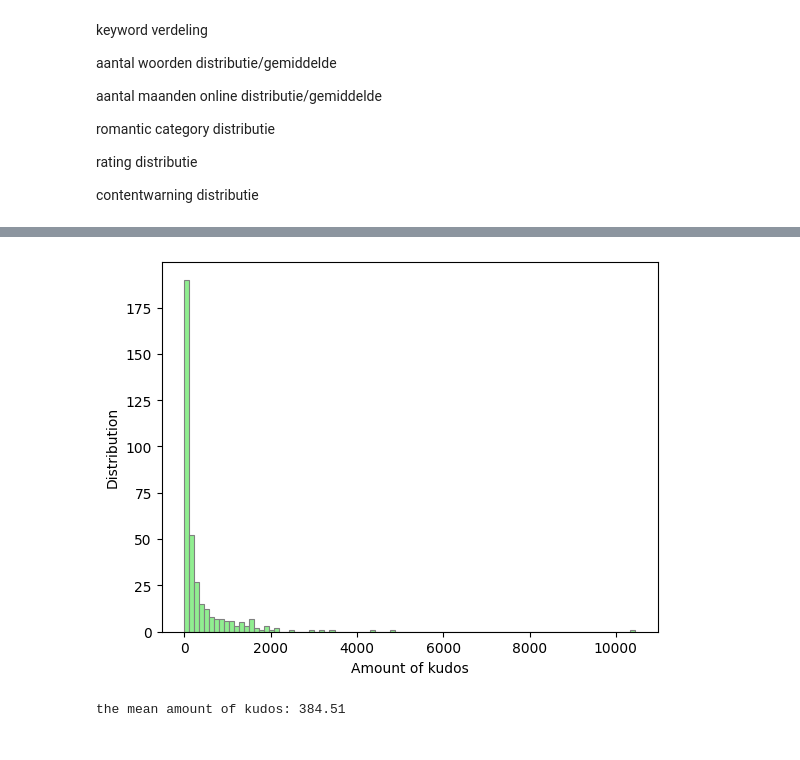
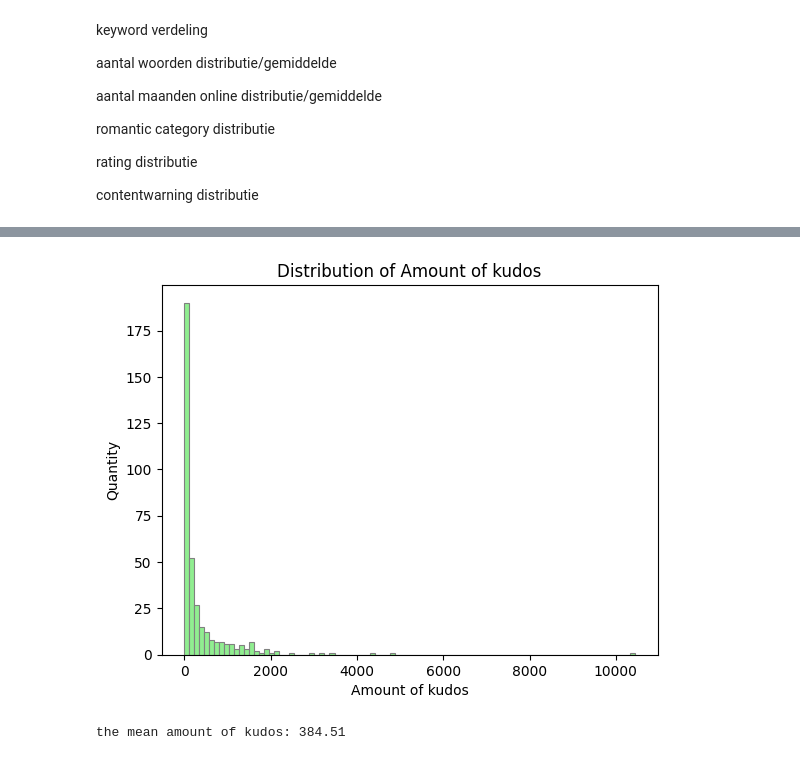
Before and after one commit to thijmenadam0/sem-web-final-project, a Jupyter notebook: Semantic_Web_Data_Visualization.ipynb, the cells around one changed output, grey strips where cells are left out. Saved outputs shown, nothing was run; the diff lists cells and outputs as text; code cells hidden in the pictures.

```diff
--- a/Semantic_Web_Data_Visualization.ipynb
+++ b/Semantic_Web_Data_Visualization.ipynb
@@ -151,20 +153,21 @@ the mean amount of words: 22520.96
 # %%
 array = df["kudos"].to_numpy()
 
 # Create the histogram with customized settings
 plt.hist(array, bins=90, color='lightgreen', edgecolor='grey', linewidth=0.8)
 
 # Customize axis labels and title
 plt.xlabel("Amount of kudos")
-plt.ylabel("Distribution")
+plt.ylabel("Quantity")
+plt.title('Distribution of Amount of kudos')
 
 # Display the plot
 plt.show()
 
 array_mean = np.mean(array)
 print("the mean amount of kudos:", round(array_mean, 2))
 # %% [output]
-[figure, old version]
+[figure, new version]
 the mean amount of kudos: 384.51
 # %%
 array = df["up_time"].to_numpy()
```
Also changed, not shown: parts of 12 cells of this notebook.
